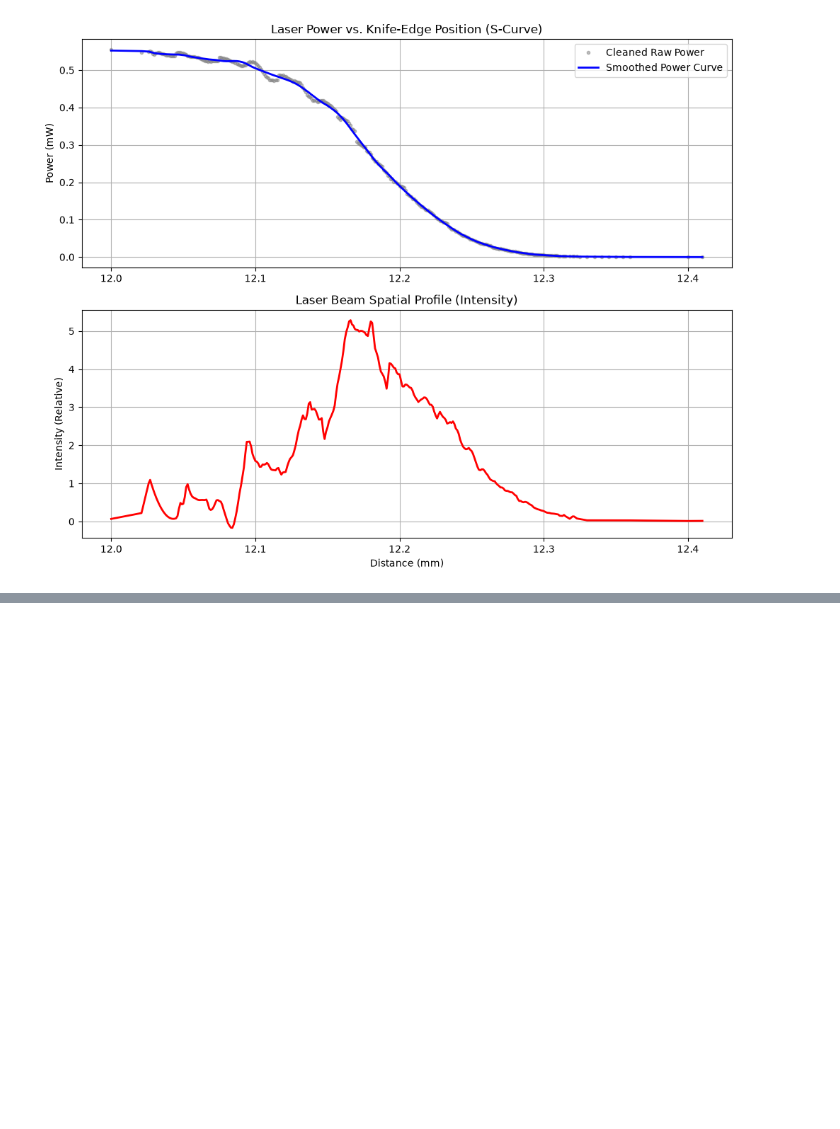
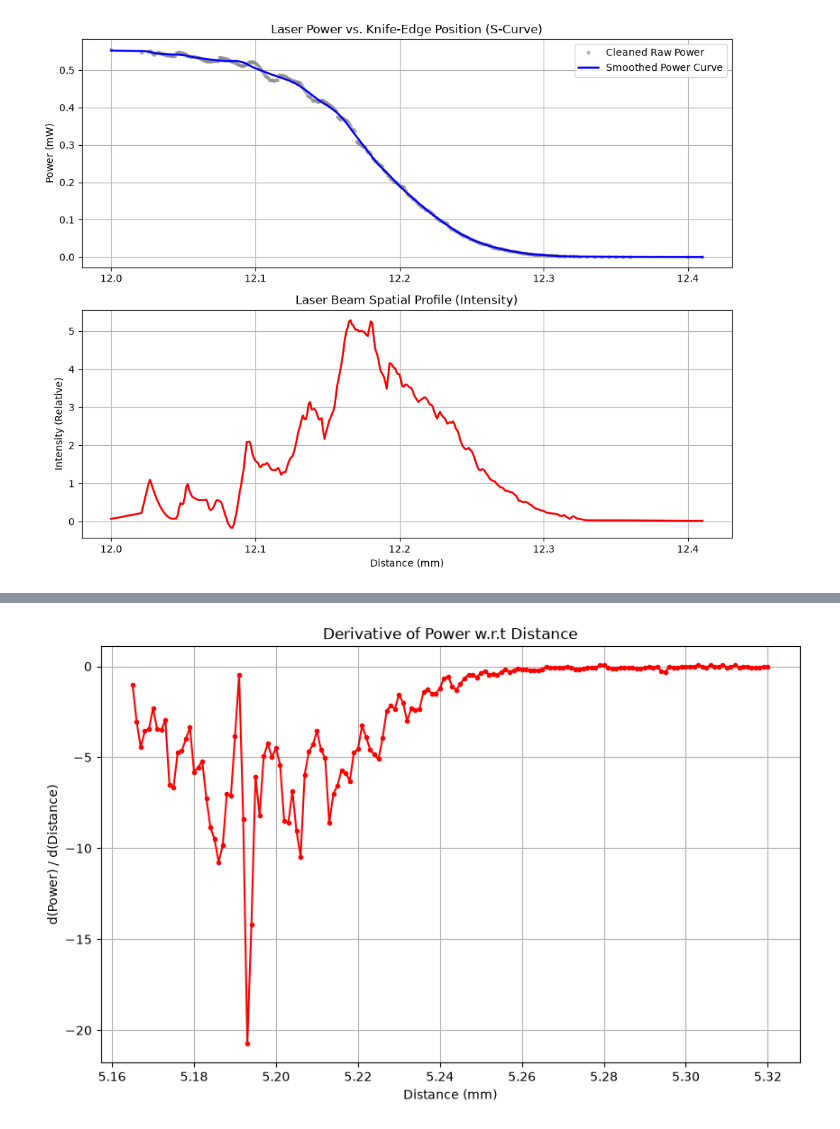
Before and after one commit to TyGuy-5/UAF-LiDaR, a Jupyter notebook: razor_data.ipynb, the cells around one changed output, grey strips where cells are left out. Drawn from its saved outputs; the diff is of its cells as text; code cells hidden in the pictures; blank space fills up the shorter version.

```diff
--- a/razor_data.ipynb
+++ b/razor_data.ipynb
@@ -69,0 +84,16 @@ plt.show()
+# %%
+df2_clean = df2_clean.sort_values('Distance (mm)').reset_index(drop=True)
+
+df2_clean['Derivative'] = np.gradient(df2_clean['Power (mW)'], df2_clean['Distance (mm)'])
+
+plt.figure(figsize=(10,6))
+plt.plot(df2_clean['Distance (mm)'], df2_clean['Derivative'], color='red', marker='.')
+
+plt.title('Derivative of Power w.r.t Distance')
+plt.xlabel('Distance (mm)')
+plt.ylabel('d(Power) / d(Distance)')
+plt.grid(True)
+
+plt.show()
+# %% [output]
+[figure, added]
```
Also changed, not shown: parts of 4 cells of this notebook, 1 other file.
